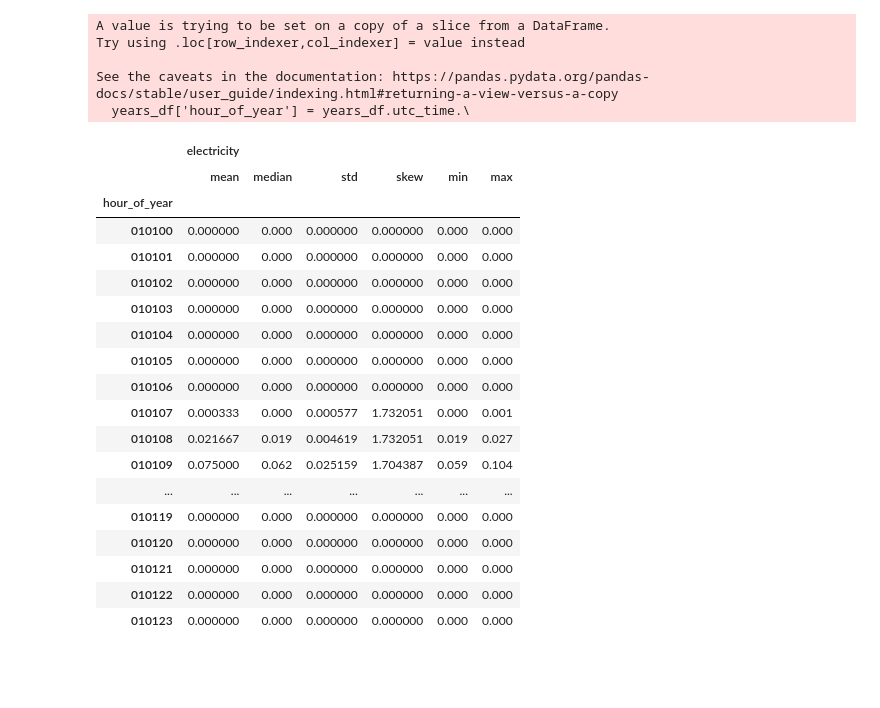
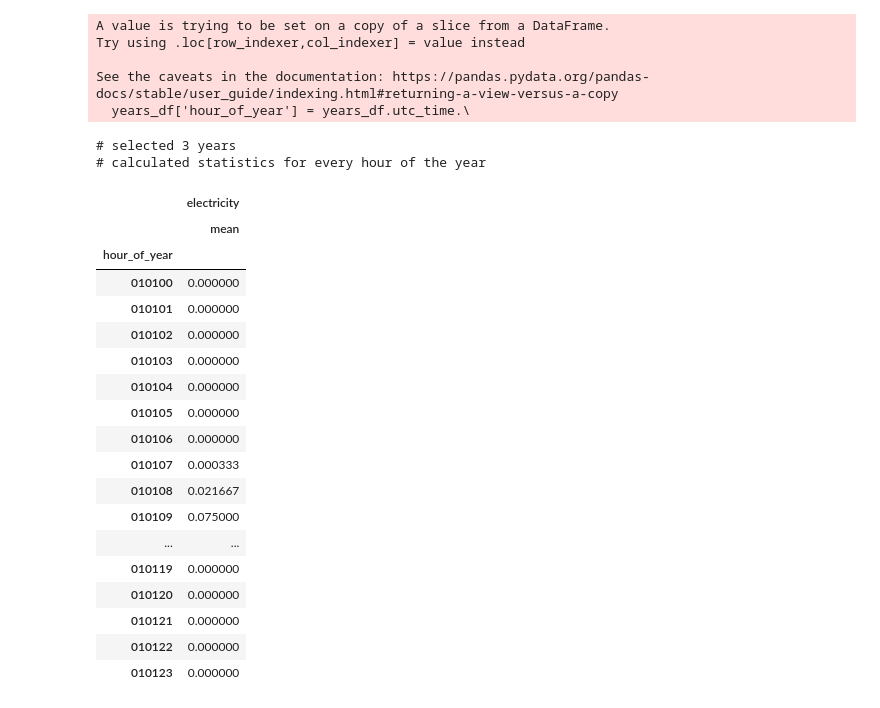
Before and after one commit to jerome-roeser/advanced-power-forecast, a Jupyter notebook: notebooks/hoernsch_data_cleaning.ipynb, the cells around one changed output. Saved outputs shown, nothing was run; the diff lists cells and outputs as text; code cells hidden in the pictures; blank space fills up the shorter version.

```diff
--- a/notebooks/hoernsch_data_cleaning.ipynb
+++ b/notebooks/hoernsch_data_cleaning.ipynb
@@ -213,25 +215,3 @@ Try using .loc[row_indexer,col_indexer] = value instead
 
 See the caveats in the documentation: https://pandas.pydata.org/pandas-docs/stable/user_guide/indexing.html#returning-a-view-versus-a-copy
   years_df['hour_of_year'] = years_df.utc_time.\
-# %%
-stats_df.head(24)
-# %% [output]
-|  | electricity |  |  |  |  |  |
-|  | mean | median | std | skew | min | max |
-| hour_of_year |  |  |  |  |  |  |
-| 010100 | 0.000000 | 0.000 | 0.000000 | 0.000000 | 0.000 | 0.000 |
-| 010101 | 0.000000 | 0.000 | 0.000000 | 0.000000 | 0.000 | 0.000 |
-| 010102 | 0.000000 | 0.000 | 0.000000 | 0.000000 | 0.000 | 0.000 |
-| 010103 | 0.000000 | 0.000 | 0.000000 | 0.000000 | 0.000 | 0.000 |
-| 010104 | 0.000000 | 0.000 | 0.000000 | 0.000000 | 0.000 | 0.000 |
-| 010105 | 0.000000 | 0.000 | 0.000000 | 0.000000 | 0.000 | 0.000 |
-| 010106 | 0.000000 | 0.000 | 0.000000 | 0.000000 | 0.000 | 0.000 |
-| 010107 | 0.000333 | 0.000 | 0.000577 | 1.732051 | 0.000 | 0.001 |
-| 010108 | 0.021667 | 0.019 | 0.004619 | 1.732051 | 0.019 | 0.027 |
-| 010109 | 0.075000 | 0.062 | 0.025159 | 1.704387 | 0.059 | 0.104 |
-| ... | ... | ... | ... | ... | ... | ... |
-| 010119 | 0.000000 | 0.000 | 0.000000 | 0.000000 | 0.000 | 0.000 |
-| 010120 | 0.000000 | 0.000 | 0.000000 | 0.000000 | 0.000 | 0.000 |
-| 010121 | 0.000000 | 0.000 | 0.000000 | 0.000000 | 0.000 | 0.000 |
-| 010122 | 0.000000 | 0.000 | 0.000000 | 0.000000 | 0.000 | 0.000 |
-| 010123 | 0.000000 | 0.000 | 0.000000 | 0.000000 | 0.000 | 0.000 |
@@ -237,0 +231,33 @@ stats_df.head(24)
+# %%
+years_df = select_years(df, start=1980, end=1982)
+
+stats_df = statistic_table(years_df)
+# %% [output]
+# selected 3 years
+# calculated statistics for every hour of the year
+# %%
+#x = stats_df.loc['010100':'010223','index']
+y = stats_df.loc['010100':'010123',(['electricity'], ['mean'])]
+
+#plt.plot(x,y)
+y
+# %% [output]
+|  | electricity |
+|  | mean |
+| hour_of_year |  |
+| 010100 | 0.000000 |
+| 010101 | 0.000000 |
+| 010102 | 0.000000 |
+| 010103 | 0.000000 |
+| 010104 | 0.000000 |
+| 010105 | 0.000000 |
+| 010106 | 0.000000 |
+| 010107 | 0.000333 |
+| 010108 | 0.021667 |
+| 010109 | 0.075000 |
+| ... | ... |
+| 010119 | 0.000000 |
+| 010120 | 0.000000 |
+| 010121 | 0.000000 |
+| 010122 | 0.000000 |
+| 010123 | 0.000000 |
```
Also changed, not shown: parts of 3 cells of this notebook.
